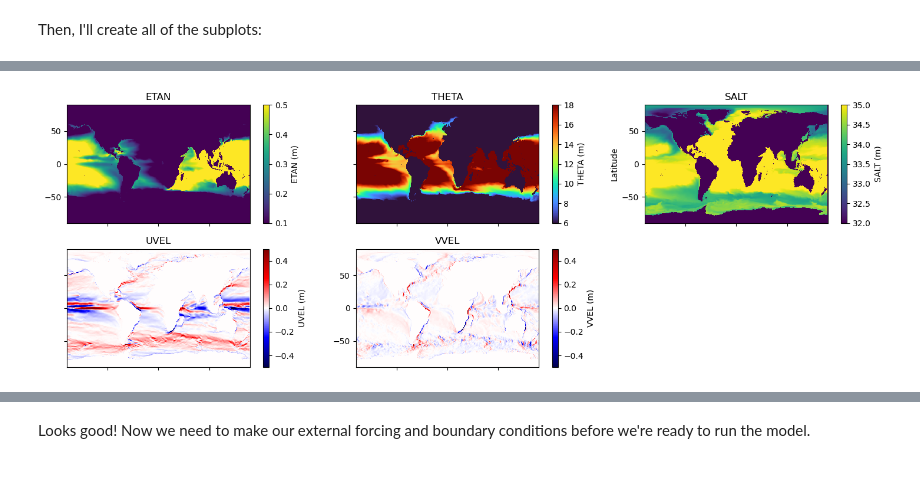
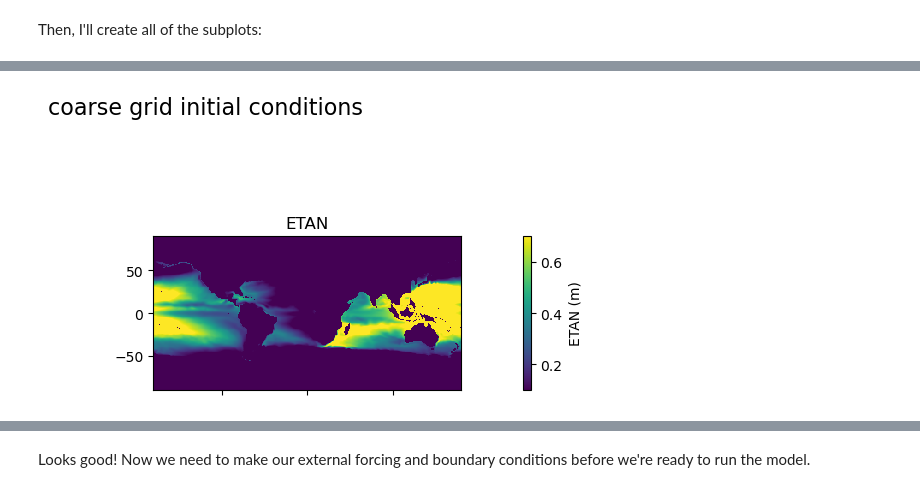
Before and after one commit to tparker1/cs185c_fall2024, a Jupyter notebook: Project/notebooks/10-2 Creating Initial Conditions.ipynb, the cells around one changed output, grey strips where cells are left out. Cells and saved outputs as stored; diff of their text form; code cells hidden in the pictures.

```diff
--- a/Project/notebooks/10-2 Creating Initial Conditions.ipynb
+++ b/Project/notebooks/10-2 Creating Initial Conditions.ipynb
@@ -213,15 +283,15 @@ Next, we'll read in the real data fields and apply the modifications. First, cre
 # make a file dictionary to loop over
 
 # # test dictionary
-# file_prefix_dict = {'ETAN':'ETAN_2008.nc'}
+file_prefix_dict = {'ETAN':'ETAN_2008.nc'}
 
 # once tested with the above dict, run and comment with this one
-file_prefix_dict = {'ETAN':'ETAN_2008.nc',
-                    'THETA':'THETA_2008.nc',
-                    'SALT':'SALT_2008.nc',
-                    'UVEL':'UVELMASS_2008.nc',
-                    'VVEL':'VVELMASS_2008.nc'
-                    }
+# file_prefix_dict = {'ETAN':'ETAN_2008.nc',
+#                     'THETA':'THETA_2008.nc',
+#                     'SALT':'SALT_2008.nc',
+#                     'UVEL':'UVELMASS_2008.nc',
+#                     'VVEL':'VVELMASS_2008.nc'
+#                     }
 variable_names = list(file_prefix_dict.keys())
 # %% [markdown]
 Now, read the initial condition fields from the same tiles:
@@ -389,49 +476,67 @@ Total elapsed time: 15.37 mins
 ### Step 6: Plotting the External Forcing Fields
 Now that the fields have been generated, I will plot them to ensure they look as expected. First, I'll generate some metadata for each one:
 # %%
-meta_dict = {'ETAN':[0.1, 0.5, 'viridis', 'm'],
-            'THETA':[6, 18, 'turbo', 'm'],
-            'SALT':[32, 35, 'viridis', 'm'],
+meta_dict = {'ETAN':[0.1, 0.7, 'viridis', 'm'],
+            'THETA':[0, 32, 'turbo', 'm'],
+            'SALT':[32, 37, 'viridis', 'm'],
             'UVEL':[-0.5, 0.5, 'seismic', 'm'],
             'VVEL':[-0.5, 0.5, 'seismic', 'm']
             }
 # %% [markdown]
 Then, I'll create all of the subplots:
 # %%
-fig = plt.figure(figsize=(15,5))
+def plot_init_conds(input_dir, variable_names, XC, YC, delR, meta_dict, res):
 
+    # number of elements in input_dir
+    num_plots = len(variable_names)
+    print(num_plots)
 
-for i in range(len(variable_names)):
-    variable_name = variable_names[i]
+    fig = plt.figure(figsize=(16,4+10*num_plots))
 
-    GBL_init_grid = np.fromfile(os.path.join(input_dir,variable_name+'_IC.bin'),'>f4')
+    for i in range(len(variable_names)):
+        variable_name = variable_names[i]
 
-    if variable_name == 'ETAN':
-        GBL_init_grid = GBL_init_grid.reshape((np.shape(XC)[0], np.shape(XC)[1]))
-    else:
-        GBL_init_grid = GBL_init_grid.reshape((np.shape(delR)[0],np.shape(XC)[0], np.shape(XC)[1]))
-        GBL_init_grid = GBL_init_grid[10, :, :] # choose just the surface for plotting
+        GBL_init_grid = np.fromfile(os.path.join(input_dir, res ,variable_name+'_IC.bin'),'>f4')
 
-    plt.subplot(2,3,i+1)
-    C = plt.pcolormesh(XC, YC, GBL_init_grid,
-                       vmin=meta_dict[variable_names[i]][0],
-                       vmax=meta_dict[variable_names[i]][1],
-                       cmap=meta_dict[variable_names[i]][2])
-    plt.colorbar(C, label=variable_names[i]+' ('+meta_dict[variable_names[i]][3]+')',fraction=0.26)
+        if variable_name == 'ETAN':
+            GBL_init_grid = GBL_init_grid.reshape((np.shape(XC)[0], np.shape(XC)[1]))
+            # print the size of the grid
+            print(f'{variable_name} | {np.shape(GBL_init_grid)}')
+        else:
+            GBL_init_grid = GBL_init_grid.reshape((np.shape(delR)[0],np.shape(XC)[0], np.shape(XC)[1]))
+            GBL_init_grid = GBL_init_grid[10, :, :] # choose just the surface for plotting
+            print(f'{variable_name} | {np.shape(GBL_init_grid)}')
 
-    if i<5:
-        plt.gca().set_xticklabels([])
-    else:
-        plt.gca().set_xlabel('Longitude')
-    if i%2==1:
-        plt.gca().set_yticklabels([])
-    if i==7:
-        plt.gca().axis('off')
-    if i==2:
-        plt.gca().set_ylabel('Latitude')
-    plt.title(variable_name)
+        plt.subplot(6,1,i+1)
+        C = plt.pcolormesh(XC, YC, GBL_init_grid,
+                        vmin=meta_dict[variable_names[i]][0],
+                        vmax=meta_dict[variable_names[i]][1],
+                        cmap=meta_dict[variable_names[i]][2])
+        plt.colorbar(C, label=variable_names[i]+' ('+meta_dict[variable_names[i]][3]+')',fraction=0.26)
 
-plt.tight_layout()
+        plt.gca().set_aspect('equal', adjustable='box')
 
-plt.show()
+        if i<5:
+            plt.gca().set_xticklabels([])
+        else:
+            plt.gca().set_xlabel('Longitude')
+        if i%2==1:
+            plt.gca().set_yticklabels([])
+        if i==7:
+            plt.gca().axis('off')
+        if i==2:
+            plt.gca().set_ylabel('Latitude')
+        plt.title(variable_name)
+
+    plt.suptitle(f'{res} grid initial conditions', fontsize=16)
+
+    # plt.tight_layout()
+
+    plt.show()
+
+print('Plotting Coarse Grid Initial Conditions')
+plot_init_conds(input_dir, variable_names, XC_coarse, YC_coarse, delR, meta_dict, 'coarse')
+
+print('Plotting Medium Grid Initial Conditions')
+plot_init_conds(input_dir, variable_names, XC_medium, YC_medium, delR, meta_dict, 'medium')
 # %% [output]
@@ -438 +546 @@ plt.show()
-[figure, old version]
+[figure, new version]
```
Also changed, not shown: parts of 14 cells of this notebook.
